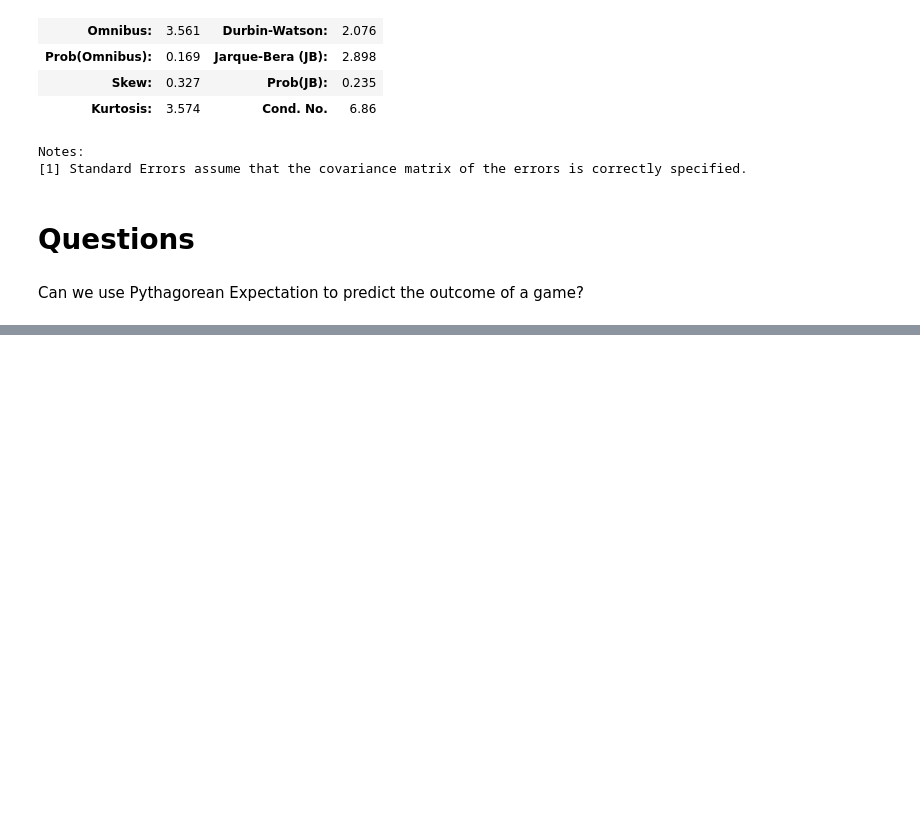
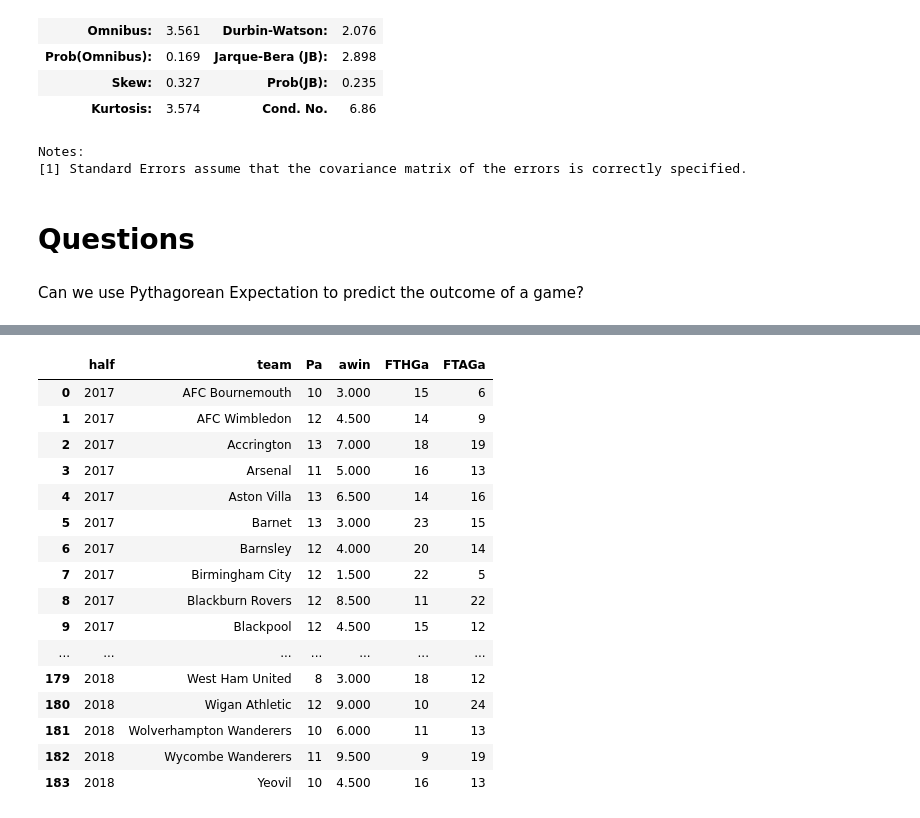
Before and after one commit to bartev/sporty, a Jupyter notebook: notebooks/04-pythag-expect-eng-football.ipynb, the cells around one changed output, grey strips where cells are left out. Drawn from its saved outputs; the diff is of its cells as text; code cells hidden in the pictures; blank space fills up the shorter version.

```diff
--- a/notebooks/04-pythag-expect-eng-football.ipynb
+++ b/notebooks/04-pythag-expect-eng-football.ipynb
@@ -313,0 +451,40 @@ Can we use Pythagorean Expectation to predict the outcome of a game?
+# %%
+engl_away_half = (
+    engl_17.assign(
+        half=lambda x: np.where(
+            x["Date"].str.startswith("2017"),
+            2017,
+            np.where(x["Date"].str.startswith("2018"), 2018, 999),
+        )
+    )
+    .groupby(["half", "visitor"])["count", "awin", "hgoal", "vgoal"]
+    .sum()
+    .reset_index()
+    .rename(
+        columns={
+            "visitor": "team",
+            "count": "Pa",
+            "hgoal": "FTHGa",
+            "vgoal": "FTAGa",
+        }
+    )
+)
+engl_away_half
+# %% [output]
+|  | half | team | Pa | awin | FTHGa | FTAGa |
+| 0 | 2017 | AFC Bournemouth | 10 | 3.000 | 15 | 6 |
+| 1 | 2017 | AFC Wimbledon | 12 | 4.500 | 14 | 9 |
+| 2 | 2017 | Accrington | 13 | 7.000 | 18 | 19 |
+| 3 | 2017 | Arsenal | 11 | 5.000 | 16 | 13 |
+| 4 | 2017 | Aston Villa | 13 | 6.500 | 14 | 16 |
+| 5 | 2017 | Barnet | 13 | 3.000 | 23 | 15 |
+| 6 | 2017 | Barnsley | 12 | 4.000 | 20 | 14 |
+| 7 | 2017 | Birmingham City | 12 | 1.500 | 22 | 5 |
+| 8 | 2017 | Blackburn Rovers | 12 | 8.500 | 11 | 22 |
+| 9 | 2017 | Blackpool | 12 | 4.500 | 15 | 12 |
+| ... | ... | ... | ... | ... | ... | ... |
+| 179 | 2018 | West Ham United | 8 | 3.000 | 18 | 12 |
+| 180 | 2018 | Wigan Athletic | 12 | 9.000 | 10 | 24 |
+| 181 | 2018 | Wolverhampton Wanderers | 10 | 6.000 | 11 | 13 |
+| 182 | 2018 | Wycombe Wanderers | 11 | 9.500 | 9 | 19 |
+| 183 | 2018 | Yeovil | 10 | 4.500 | 16 | 13 |
```
Also changed, not shown: parts of 15 cells of this notebook, 8 other files.
